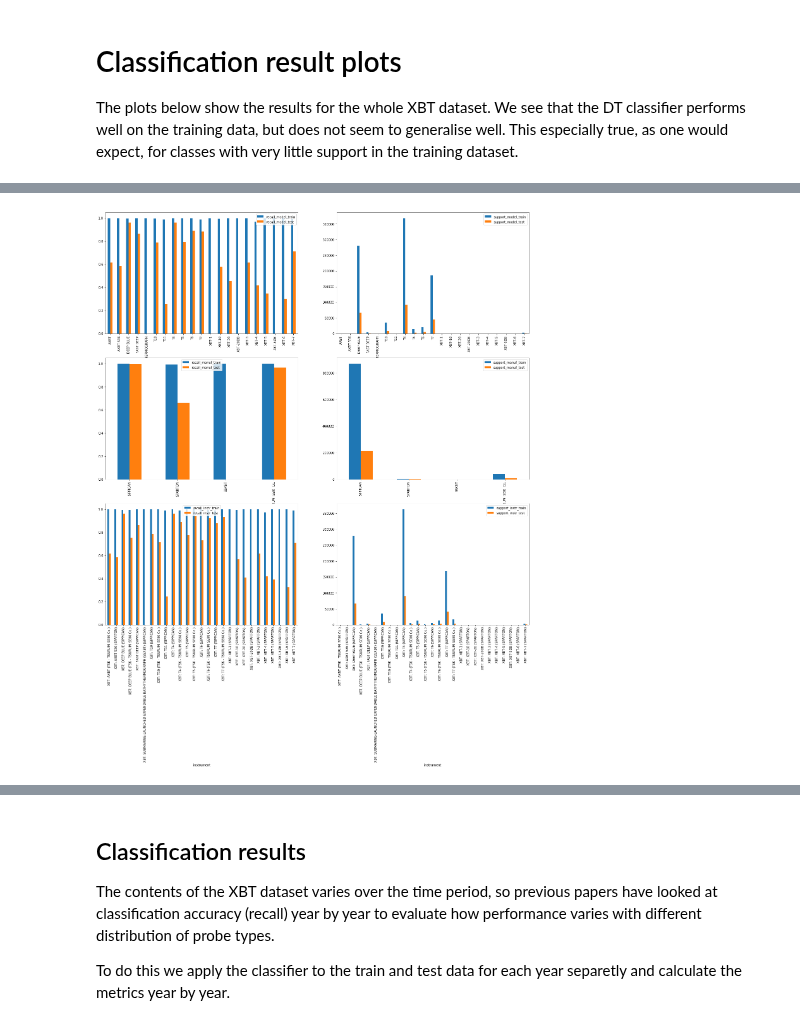
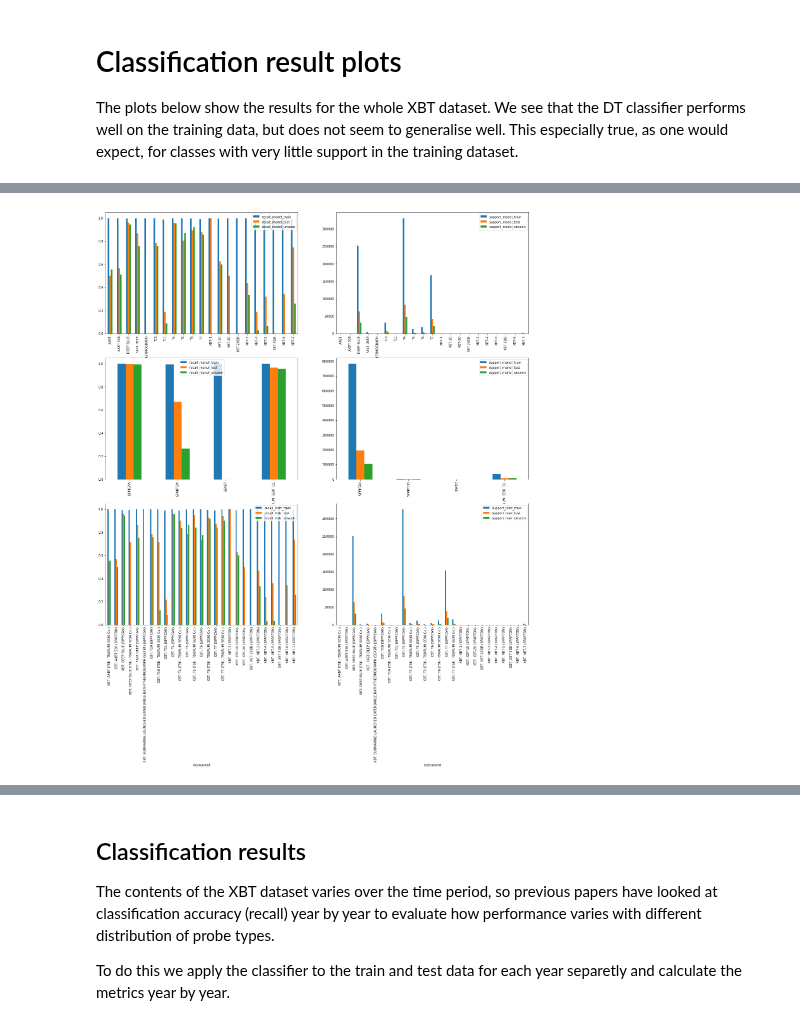
Before and after one commit to MetOffice/XBTs_classification, a Jupyter notebook: classification/imeta_ml_tree.ipynb, the cells around one changed output, grey strips where cells are left out. Saved outputs shown, nothing was run; the diff lists cells and outputs as text; code cells hidden in the pictures.

```diff
--- a/classification/imeta_ml_tree.ipynb
+++ b/classification/imeta_ml_tree.ipynb
@@ -93,12 +129,16 @@ _ = xbt_labelled.get_ml_dataset(return_data = False)
 # %%
 X_train_all = xbt_train_all.filter_features(input_feature_names).get_ml_dataset()[0]
 X_test_all = xbt_test_all.filter_features(input_feature_names).get_ml_dataset()[0]
+X_unseen_all = xbt_unseen.filter_features(input_feature_names).get_ml_dataset()[0]
 y_model_train_all = xbt_train_all.filter_features(['model']).get_ml_dataset()[0]
 y_manuf_train_all = xbt_train_all.filter_features(['manufacturer']).get_ml_dataset()[0]
 y_instr_train_all = xbt_train_all.filter_features(['instrument']).get_ml_dataset()[0]
 y_model_test_all = xbt_test_all.filter_features(['model']).get_ml_dataset()[0]
 y_manuf_test_all = xbt_test_all.filter_features(['manufacturer']).get_ml_dataset()[0]
 y_instr_test_all = xbt_test_all.filter_features(['instrument']).get_ml_dataset()[0]
+y_model_unseen_all = xbt_unseen.filter_features(['model']).get_ml_dataset()[0]
+y_manuf_unseen_all = xbt_unseen.filter_features(['manufacturer']).get_ml_dataset()[0]
+y_instr_unseen_all = xbt_unseen.filter_features(['instrument']).get_ml_dataset()[0]
 # %% [markdown]
 ## Training the classifier
 
@@ -189,6 +244,20 @@ metrics_avg_all.update({
     'recall_manuf_test' : sum(metrics1[1] * metrics1[3])/ sum(metrics1[3]),
     'f1_manuf_test' : sum(metrics1[2] * metrics1[3])/ sum(metrics1[3]),
 })
+# %%
+y_res_unseen_manuf_all = clf_dt_manuf1.predict(X_unseen_all)
+metrics1 = sklearn.metrics.precision_recall_fscore_support(y_manuf_unseen_all, y_res_unseen_manuf_all, )
+metrics_per_class_all.update( {
+    'precision_manuf_unseen': metrics1[0],
+    'recall_manuf_unseen': metrics1[1],
+    'f1_manuf_unseen': metrics1[2],
+    'support_manuf_unseen': metrics1[3],
+})
+metrics_avg_all.update({
+    'precision_manuf_unseen' : sum(metrics1[0] * metrics1[3])/ sum(metrics1[3]),
+    'recall_manuf_unseen' : sum(metrics1[1] * metrics1[3])/ sum(metrics1[3]),
+    'f1_manuf_unseen' : sum(metrics1[2] * metrics1[3])/ sum(metrics1[3]),
+})
 # %%
 clf_dt_instr1 = classifier_class(**classifier_opts)
 clf_dt_instr1.fit(X_train_all,y_instr_train_all)
@@ -227,6 +296,20 @@ metrics_avg_all.update({
     'recall_instr_test' : sum(metrics1[1] * metrics1[3])/ sum(metrics1[3]),
     'f1_instr_test' : sum(metrics1[2] * metrics1[3])/ sum(metrics1[3]),
 })
+# %%
+y_res_unseen_instr_all = clf_dt_instr1.predict(X_unseen_all)
+metrics1 = sklearn.metrics.precision_recall_fscore_support(y_instr_unseen_all, y_res_unseen_instr_all, )
+metrics_per_class_all.update( {
+    'precision_instr_unseen': metrics1[0],
+    'recall_instr_unseen': metrics1[1],
+    'f1_instr_unseen': metrics1[2],
+    'support_instr_unseen': metrics1[3],
+})
+metrics_avg_all.update({
+    'precision_instr_unseen' : sum(metrics1[0] * metrics1[3])/ sum(metrics1[3]),
+    'recall_instr_unseen' : sum(metrics1[1] * metrics1[3])/ sum(metrics1[3]),
+    'f1_instr_unseen' : sum(metrics1[2] * metrics1[3])/ sum(metrics1[3]),
+})
 # %%
 metrics_per_class_all['model'] = list(xbt_labelled._feature_encoders['model'].categories_[0])
 metrics_per_class_all['manufacturer'] = list(xbt_labelled._feature_encoders['manufacturer'].categories_[0])
@@ -279,19 +365,19 @@ df_metrics_per_class_model
 # %%
 fig_results_all_dt = matplotlib.pyplot.figure('xbt_results_all_dt', figsize=(24,24))
 axis_model_metrics = fig_results_all_dt.add_subplot(321)
-_ = df_metrics_per_class_model.plot.bar(x='model',y=['recall_model_train', 'recall_model_test'], ax=axis_model_metrics)
+_ = df_metrics_per_class_model.plot.bar(x='model',y=['recall_model_train', 'recall_model_test', 'recall_model_unseen'], ax=axis_model_metrics)
 axis_model_support = fig_results_all_dt.add_subplot(322)
-_ = df_metrics_per_class_model.plot.bar(x='model',y=['support_model_train', 'support_model_test'], ax=axis_model_support)
+_ = df_metrics_per_class_model.plot.bar(x='model',y=['support_model_train', 'support_model_test', 'support_model_unseen'], ax=axis_model_support)
 axis_manuf_metrics = fig_results_all_dt.add_subplot(323)
-_ = df_metrics_per_class_manuf.plot.bar(x='manufacturer', y=['recall_manuf_train','recall_manuf_test'],ax=axis_manuf_metrics)
+_ = df_metrics_per_class_manuf.plot.bar(x='manufacturer', y=['recall_manuf_train','recall_manuf_test','recall_manuf_unseen'],ax=axis_manuf_metrics)
 axis_manuf_support = fig_results_all_dt.add_subplot(324)
-_ = df_metrics_per_class_manuf.plot.bar(x='manufacturer',y=['support_manuf_train', 'support_manuf_test'], ax=axis_manuf_support)
+_ = df_metrics_per_class_manuf.plot.bar(x='manufacturer',y=['support_manuf_train', 'support_manuf_test', 'support_manuf_unseen'], ax=axis_manuf_support)
 axis_instr_metrics = fig_results_all_dt.add_subplot(325)
-_ = df_metrics_per_class_instr.plot.bar(x='instrument', y=['recall_instr_train','recall_instr_test'],ax=axis_instr_metrics)
+_ = df_metrics_per_class_instr.plot.bar(x='instrument', y=['recall_instr_train','recall_instr_test','recall_instr_unseen'],ax=axis_instr_metrics)
 axis_instr_support = fig_results_all_dt.add_subplot(326)
-_ = df_metrics_per_class_instr.plot.bar(x='instrument',y=['support_instr_train', 'support_instr_test'], ax=axis_instr_support)
+_ = df_metrics_per_class_instr.plot.bar(x='instrument',y=['support_instr_train', 'support_instr_test', 'support_instr_unseen'], ax=axis_instr_support)
 # %% [output]
-[figure, old version]
+[figure, new version]
 # %%
 df_metrics_avg.plot.bar(figsize=(18,12), x='target', y='recall')
 # %% [output]
```
Also changed, not shown: parts of 27 cells of this notebook, 5 other files.
